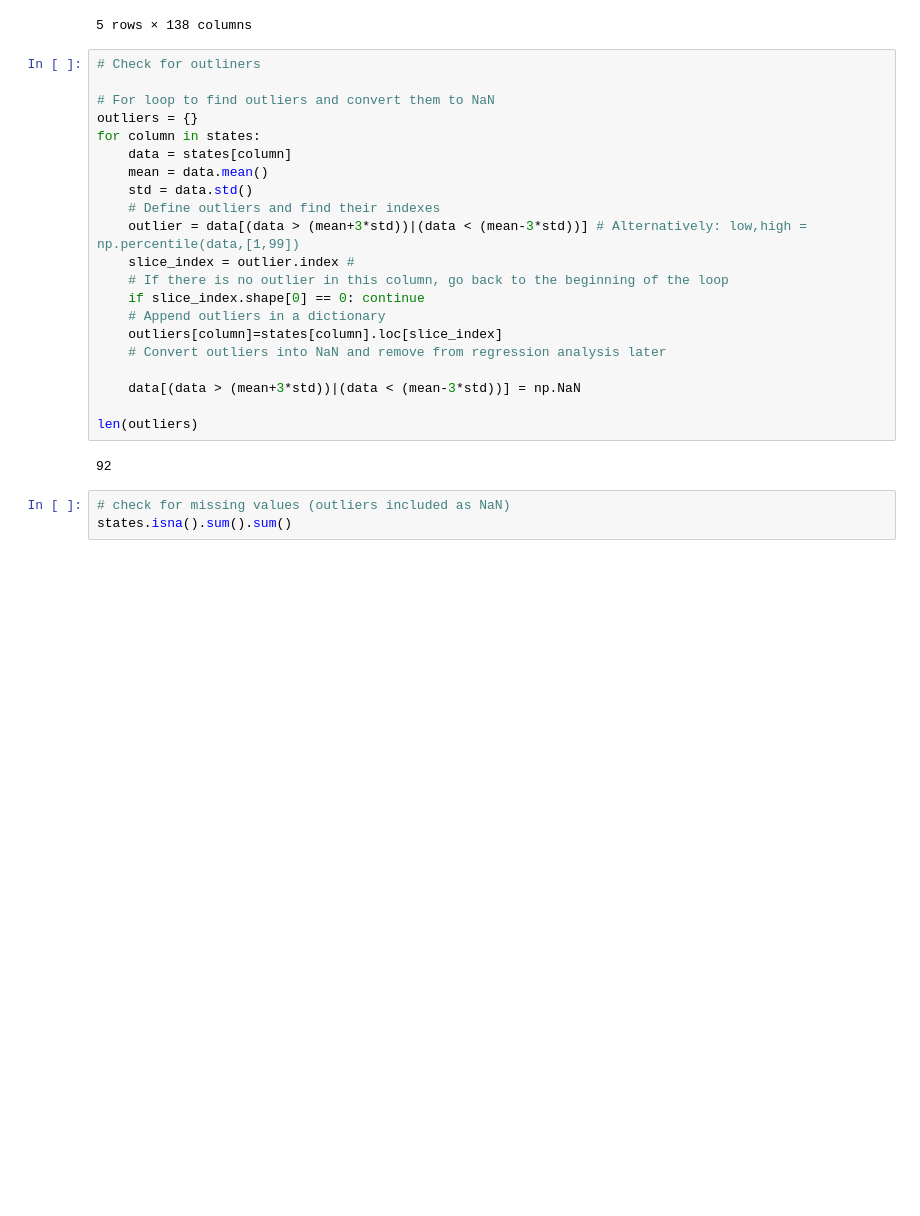
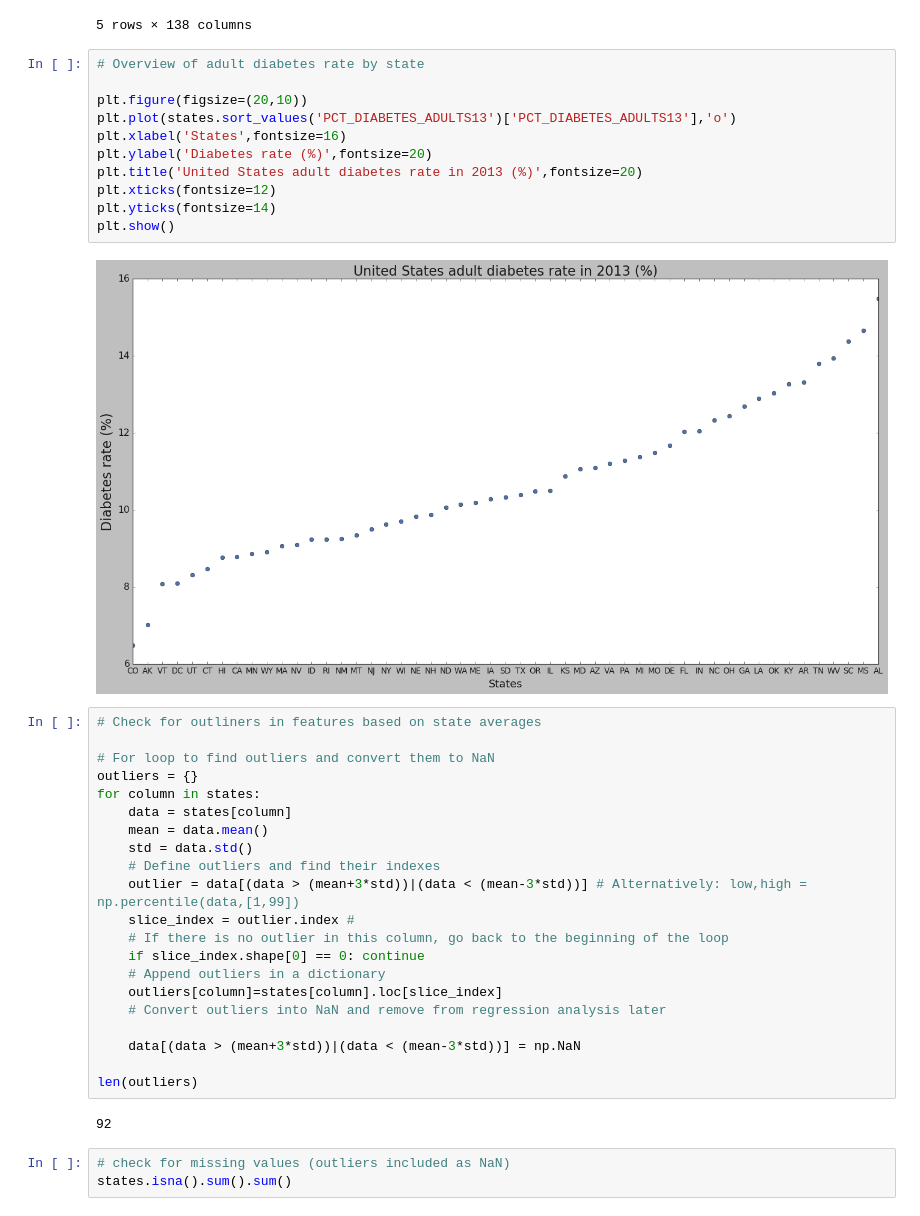
Before and after one commit to BrachyS/Poverty_food_environment_diabetes, a Jupyter notebook: Final_food-poverty-diabetes.ipynb, the cells around one changed output. Cells and saved outputs as stored; diff of their text form; blank space fills up the shorter version.

```diff
--- a/Final_food-poverty-diabetes.ipynb
+++ b/Final_food-poverty-diabetes.ipynb
@@ -55,8 +105,21 @@ states.head()
 | AZ | 13.527693 | 0.200000 | 57.625466 | 35.696362 | 4.615385 | 4.461538 | ... |
 | CA | 10.961725 | 0.206897 | 52.136262 | 13.864407 | 6.392857 | 7.321429 | ... |
 5 rows × 138 columns
+# %%
+# Overview of adult diabetes rate by state
+
+plt.figure(figsize=(20,10))
+plt.plot(states.sort_values('PCT_DIABETES_ADULTS13')['PCT_DIABETES_ADULTS13'],'o')
+plt.xlabel('States',fontsize=16)
+plt.ylabel('Diabetes rate (%)',fontsize=20)
+plt.title('United States adult diabetes rate in 2013 (%)',fontsize=20)
+plt.xticks(fontsize=12)
+plt.yticks(fontsize=14)
+plt.show()
+# %% [output]
+[figure, added]
 # %%
-# Check for outliners
+# Check for outliners in features based on state averages
 
 # For loop to find outliers and convert them to NaN
 outliers = {}
```
Also changed, not shown: parts of 70 cells of this notebook.
